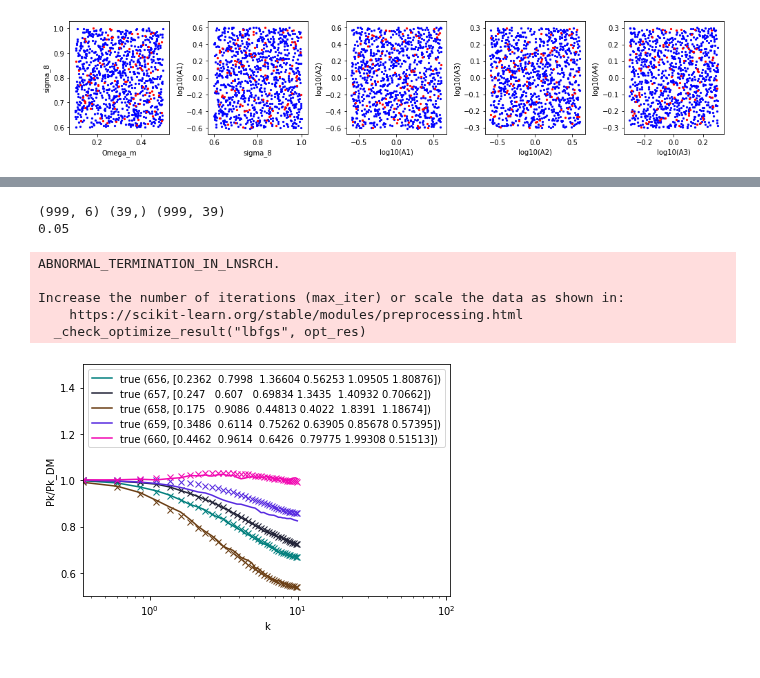
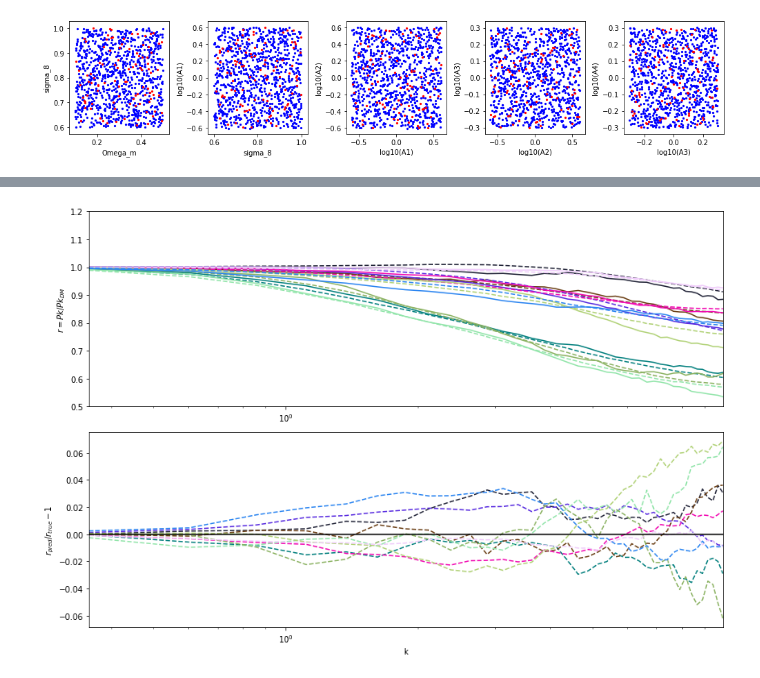
Before and after one commit to liuxx479/cosmo_dep_feedback, a Jupyter notebook: Pk_CAMELS.ipynb, the cells around one changed output, grey strips where cells are left out. Cells and saved outputs as stored; diff of their text form; code cells hidden in the pictures.

```diff
--- a/Pk_CAMELS.ipynb
+++ b/Pk_CAMELS.ipynb
@@ -172,33 +170,32 @@ gaussian_process.fit(lhc_test, r_Pk)
 # %%
-
 ########### may have to build each bin individually
 seed(9)
 
-f, ax=subplots(1,1, figsize=(6,4))
+f, ax=subplots(2,1, figsize=(12,8))
 
-for i in range(idx_min, idx_min+5):
+for i in range(10):
 
-    test_pred = (gaussian_process.predict(lhc_TNG[i].reshape(-1,1).T)).flatten()
-    test_true = Pk_0[i][:kcut]/Pk_DM_0[i][:kcut]
-    test_true = test_true.flatten()
+    test_pred = (gaussian_process.predict(lhc_true[i].reshape(-1,1).T)).flatten()
+    test_true = rtrue[i].flatten()
     icolor=rand(3)
-    ax.plot(knew, test_pred, 'x',color=icolor)#, label='pred')
-    ax.plot(knew, test_true, '-',color=icolor, label='true (%i, %s)'%(i, lhc_TNG[i]))
+    ax[0].plot(knew, test_pred, '--',color=icolor)
+    ax[0].plot(knew, test_true, '-',color=icolor, label='%s'%(lhc_true[i]))
+    ax[1].plot(knew, test_pred/test_true-1, '--',color=icolor)
 
-ax.set_ylim(0.5, 1.5)
-ax.set_xlim(k[0], k[-20])
-ax.set_xscale('log')
-ax.set_xlabel('k')
-ax.set_ylabel('Pk/Pk_DM')
-ax.legend()
+
+ax[0].set_ylim(0.5, 1.2)
+ax[0].set_xlim(knew[0], knew[-1])
+ax[0].set_xscale('log')
+ax[0].set_ylabel('$r=Pk/Pk_{DM}$')
+# ax[0].legend()
+
+ax[1].set_xlim(knew[0], knew[-1])
+ax[1].set_ylabel('$r_{pred}/r_{true}-1$')
+ax[1].plot(knew, zeros(len(knew)),'k-')
+ax[1].set_xscale('log')
+ax[1].set_xlabel('k')
+
 plt.tight_layout()
 show()
 # %% [output]
-(999, 6) (39,) (999, 39)
-0.05
-ABNORMAL_TERMINATION_IN_LNSRCH.
-
-Increase the number of iterations (max_iter) or scale the data as shown in:
-    https://scikit-learn.org/stable/modules/preprocessing.html
-  _check_optimize_result("lbfgs", opt_res)
-[figure, old version]
+[figure, new version]
```
Also changed, not shown: parts of 4 cells of this notebook.
